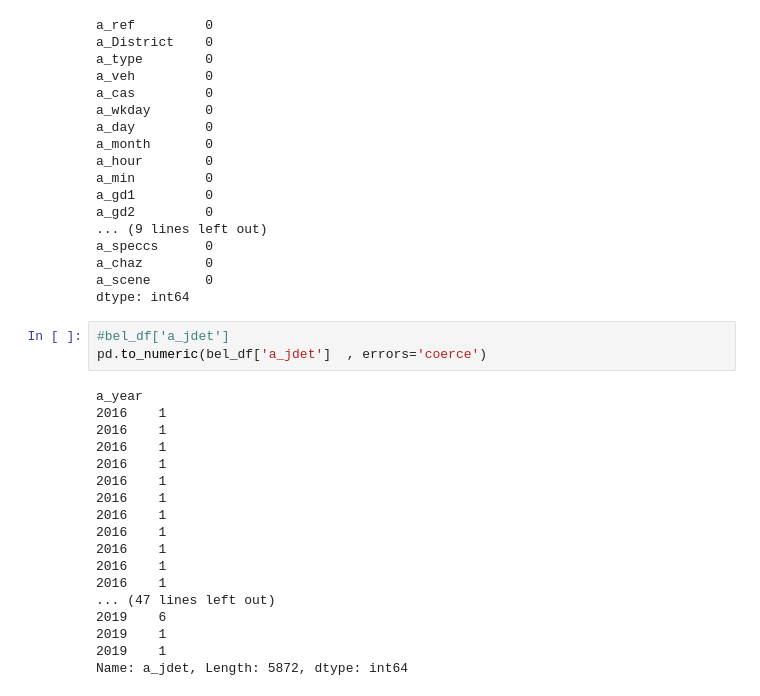
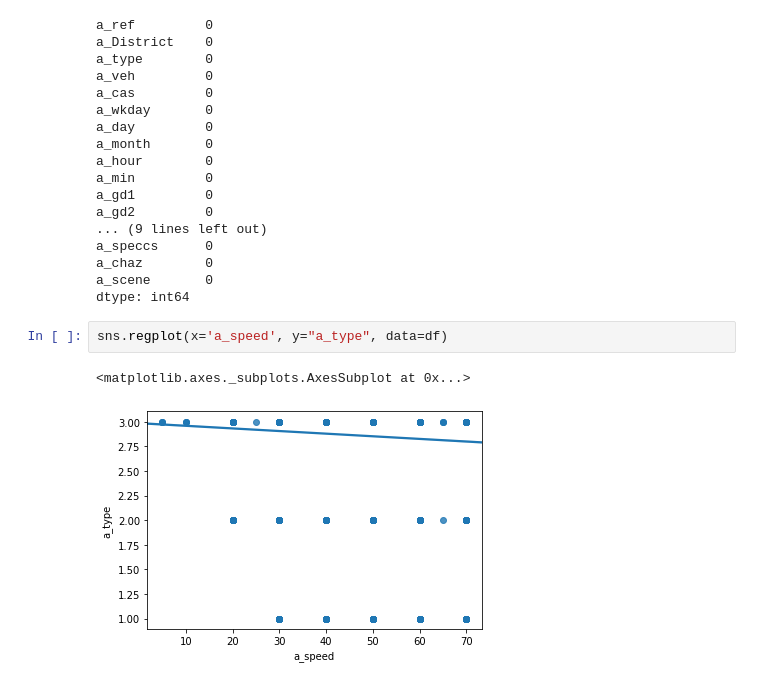
Before and after one commit to networkmeister/Applied-Data-Science-Specialization-Capstone-Project, a Jupyter notebook: Applied Data Science Specialization Capstone Project.ipynb, the cells around one changed output. Cells and saved outputs as stored; diff of their text form.

```diff
--- a/Applied Data Science Specialization Capstone Project.ipynb
+++ b/Applied Data Science Specialization Capstone Project.ipynb
@@ -449,24 +398,8 @@ a_speccs      0
 a_chaz        0
 a_scene       0
 dtype: int64
-# %%
-#bel_df['a_jdet']
-pd.to_numeric(bel_df['a_jdet']  , errors='coerce')
-# %% [output]
-a_year
-2016    1
-2016    1
-2016    1
-2016    1
-2016    1
-2016    1
-2016    1
-2016    1
-2016    1
-2016    1
-2016    1
-... (47 lines left out)
-2019    6
-2019    1
-2019    1
-Name: a_jdet, Length: 5872, dtype: int64
+# %%
+sns.regplot(x='a_speed', y="a_type", data=df)
+# %% [output]
+<matplotlib.axes._subplots.AxesSubplot at 0x...>
+[figure, added]
```
Also changed, not shown: parts of 10 cells of this notebook.
